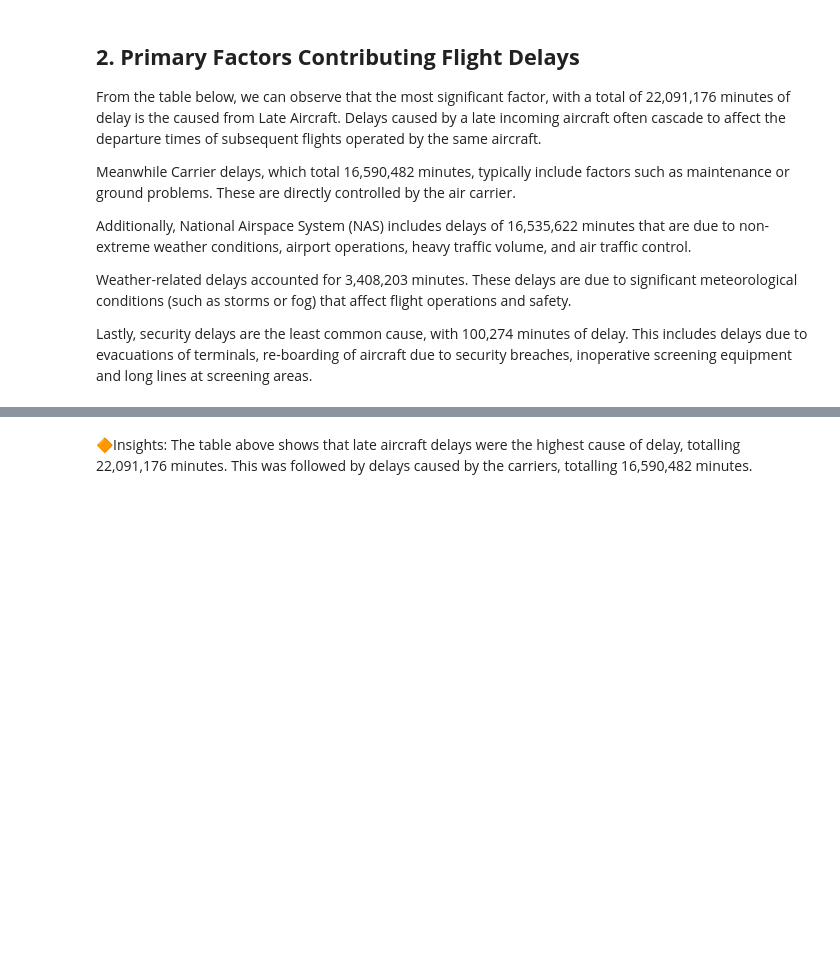
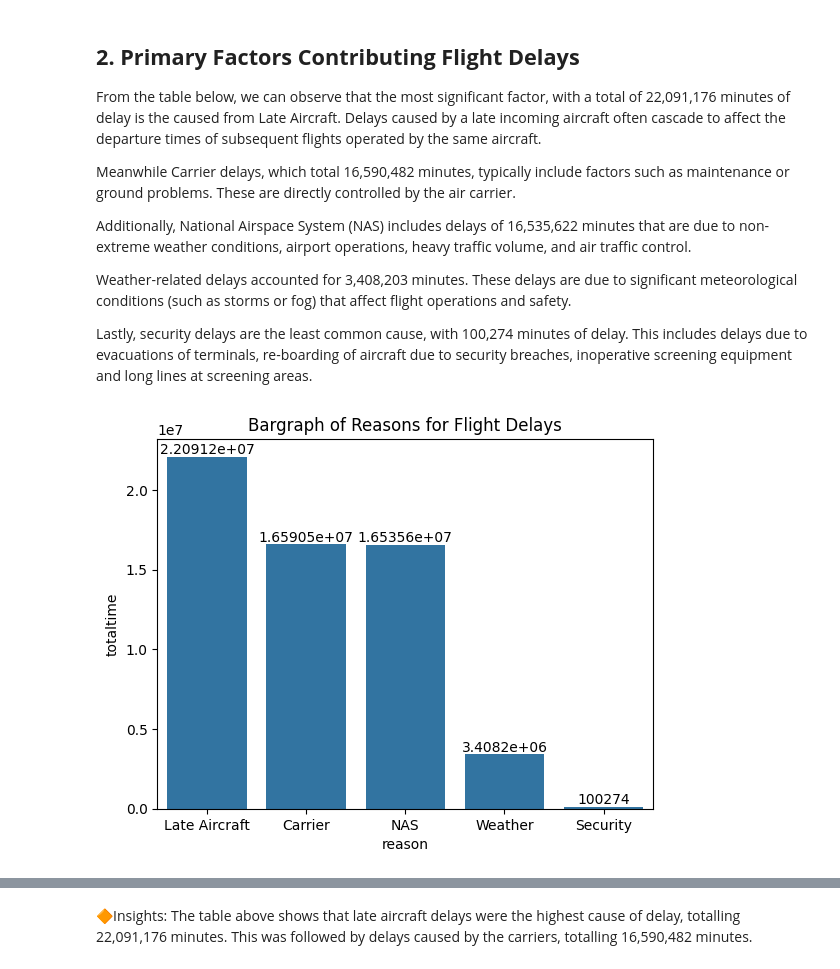
Before and after one commit to wafiesa/Flight_Analysis, a Jupyter notebook: Flight_Analysis_2007.ipynb, the cells around one changed output, grey strips where cells are left out. Drawn from its saved outputs; the diff is of its cells as text; code cells hidden in the pictures; blank space fills up the shorter version.

```diff
--- a/Flight_Analysis_2007.ipynb
+++ b/Flight_Analysis_2007.ipynb
@@ -269,5 +269,11 @@ Additionally, National Airspace System (NAS) includes delays of 16,535,622 minut
 Weather-related delays accounted for 3,408,203 minutes. These delays are due to significant meteorological conditions (such as storms or fog) that affect flight operations and safety.
 
 Lastly, security delays are the least common cause, with 100,274 minutes of delay. This includes delays due to evacuations of terminals, re-boarding of aircraft due to security breaches, inoperative screening equipment and long lines at screening areas.
+# %%
+ax = sns.barplot(primary_delays, x="reason", y="totaltime", estimator="sum", errorbar=None)
+ax.bar_label(ax.containers[0], fontsize=10)
+plt.title('Bargraph of Reasons for Flight Delays');
+# %% [output]
+[figure, added]
 # %%
 primary_delays
```
Also changed, not shown: parts of 10 cells of this notebook.
